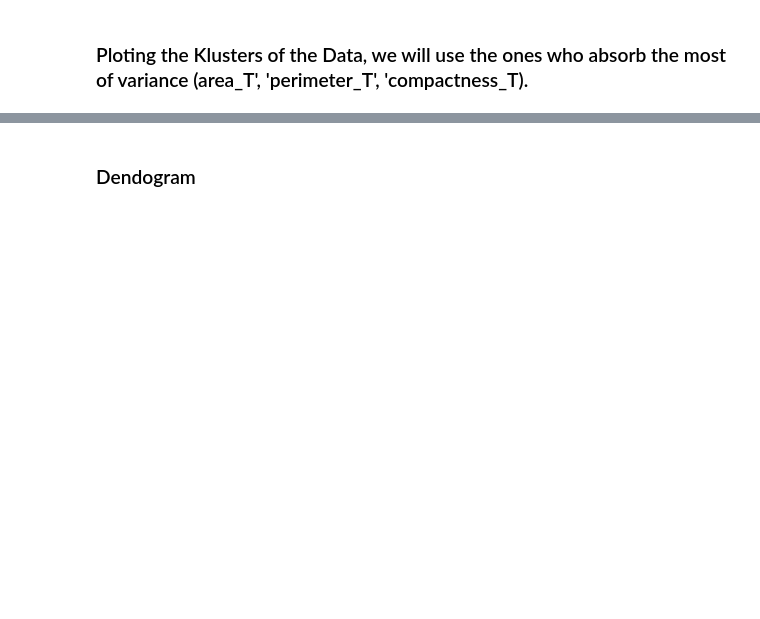
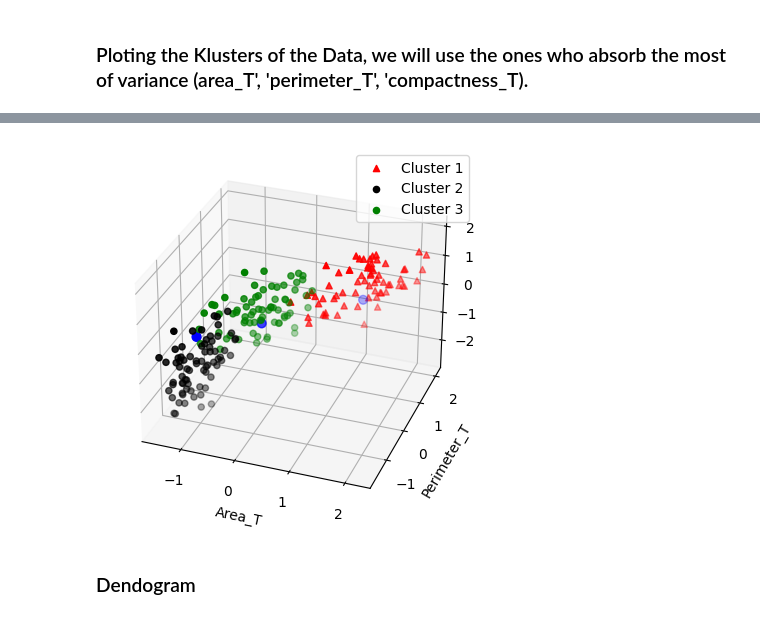
Before and after one commit to primojavier/Azure_Deep, a Jupyter notebook: Warehouses_Cluster.ipynb, the cells around one changed output, grey strips where cells are left out. Cells and saved outputs as stored; diff of their text form; code cells hidden in the pictures; blank space fills up the shorter version.

```diff
--- a/Warehouses_Cluster.ipynb
+++ b/Warehouses_Cluster.ipynb
@@ -240,23 +352,24 @@ data3
 # %%
 # Display the clusters
 import numpy as np
 from mpl_toolkits.mplot3d import axes3d
 
-kplot = plt.axes(projection='3d')
-xline = np.linspace(0, 2, 3)
-yline = np.linspace(0, 2, 3)
-zline = np.linspace(0, 2, 3)
-kplot.plot3D(xline, yline, zline, 'black')
+fig = plt.figure()
+kplot = fig.add_subplot(projection='3d')
+
 # Data for three-dimensional scattered points
 kplot.view_init(elev=30, azim=-70)
-kplot.scatter3D(data1.area_T, data1.perimeter_T, data1.compactness_T,  c='red', label = 'Cluster 1')
+kplot.scatter3D(data1.area_T, data1.perimeter_T, data1.compactness_T,  c='red', label = 'Cluster 1', marker='^')
 kplot.scatter3D(data2.area_T, data2.perimeter_T, data2.compactness_T,  c ='black', label = 'Cluster 2')
 kplot.scatter3D(data3.area_T, data3.perimeter_T, data3.compactness_T,  c ='green', label = 'Cluster 3')
-plt.scatter(kmeans.cluster_centers_[:,0], kmeans.cluster_centers_[:,1], color = 'gold', s = 40)
+kplot.set_xlabel('Area_T')
+kplot.set_ylabel('Perimeter_T')
+kplot.set_zlabel('Compactness_T', rotation=150)
+plt.scatter(kmeans.cluster_centers_[:,0], kmeans.cluster_centers_[:,1], color = 'blue', s = 40)
 plt.legend()
-plt.title("Kmeans")
-plt.tight_layout()
 plt.show()
+# %% [output]
+[figure, added]
 # %% [markdown]
 ### Dendogram
 # %%
```
Also changed, not shown: parts of 15 cells of this notebook.
